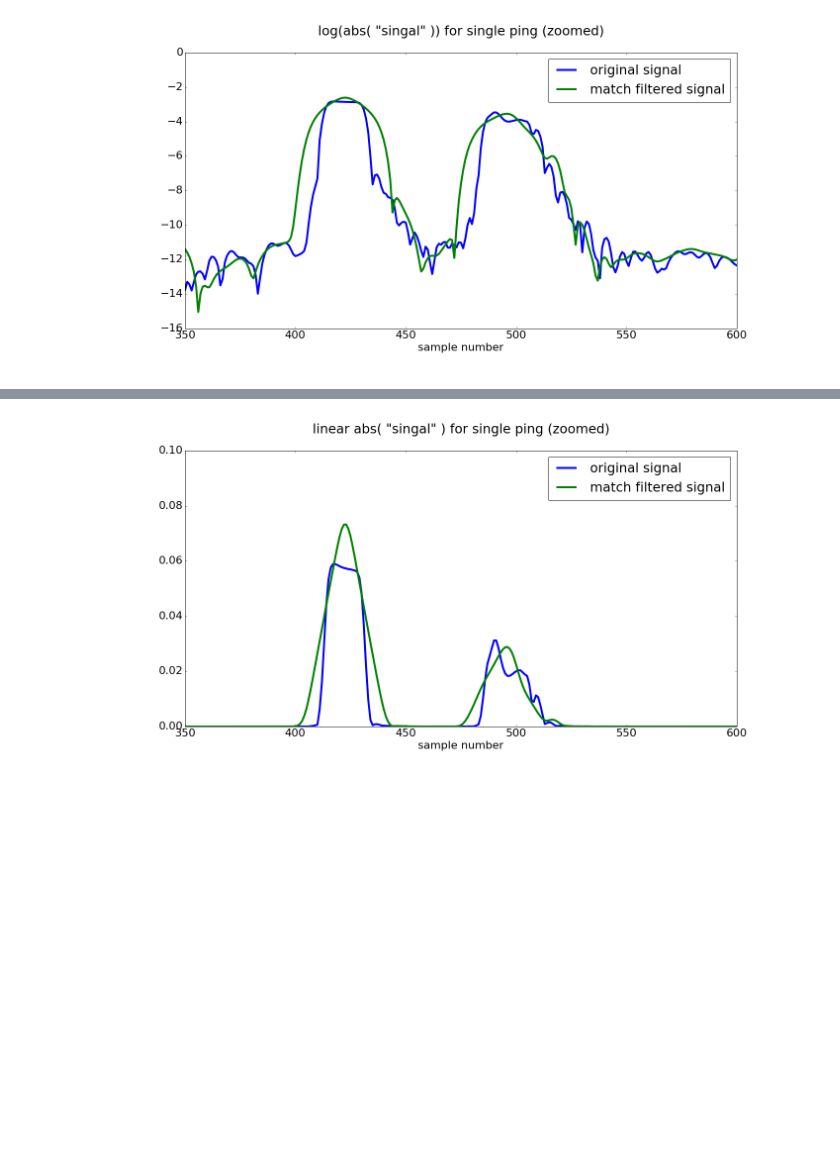
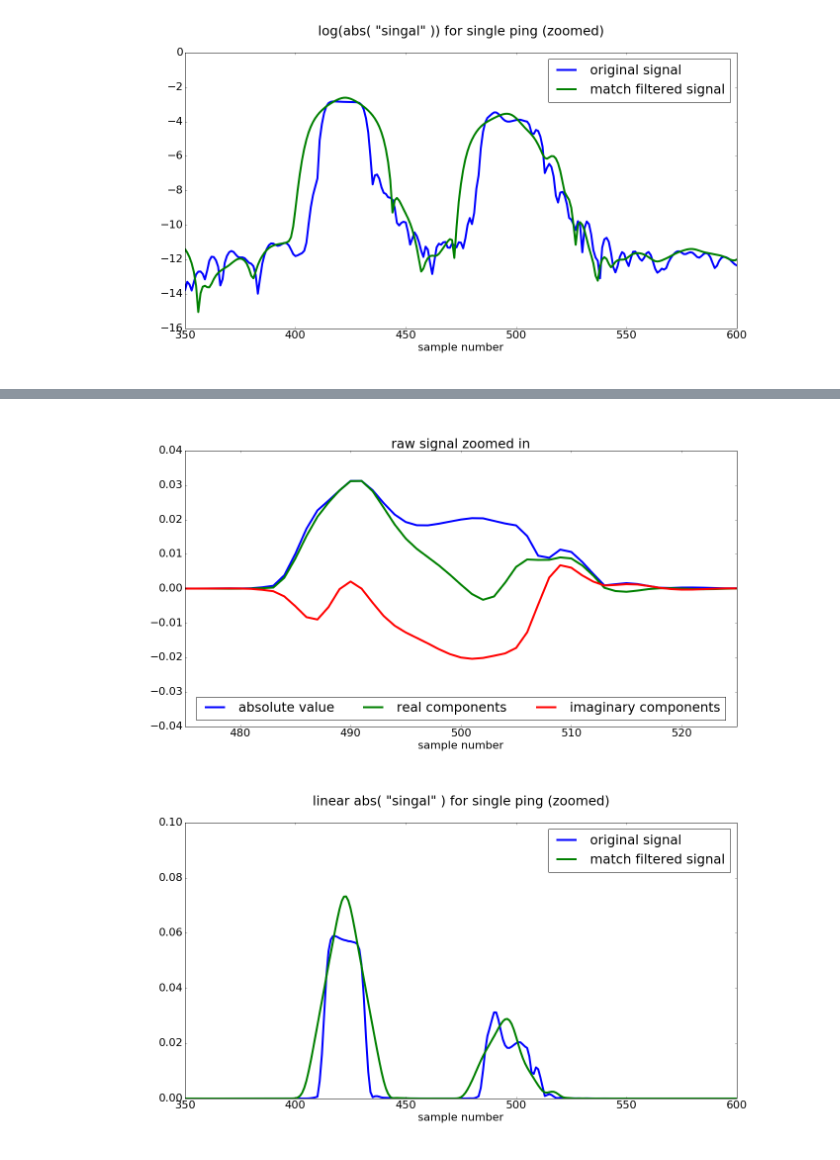
Before and after one commit to arminpo/python_scratch, a Jupyter notebook: CW target detector.ipynb, the cells around one changed output, grey strips where cells are left out. Drawn from its saved outputs; the diff is of its cells as text; code cells hidden in the pictures; blank space fills up the shorter version.

```diff
--- a/CW target detector.ipynb
+++ b/CW target detector.ipynb
@@ -68,3 +88,14 @@ _ = plt.xlim([350, 600])
+# %%
+plt.title('raw signal zoomed in')
+plt.plot(np.abs(s), lw=4)
+plt.plot(np.real(s), lw=4)
+plt.plot(np.imag(s), lw=4)
+plt.legend(['absolute value', 'real components', 'imaginary components'], loc='lower center', ncol=3)
+plt.xlabel('sample number')
+plt.ylim([-0.04,0.04])
+_ = plt.xlim([475, 525])
+# %% [output]
+[figure, added]
 # %%
 plt.title('linear abs( "singal" ) for single ping (zoomed)\n')
 plt.plot(np.abs(s), lw=4)
```
Also changed, not shown: parts of 3 cells of this notebook.
